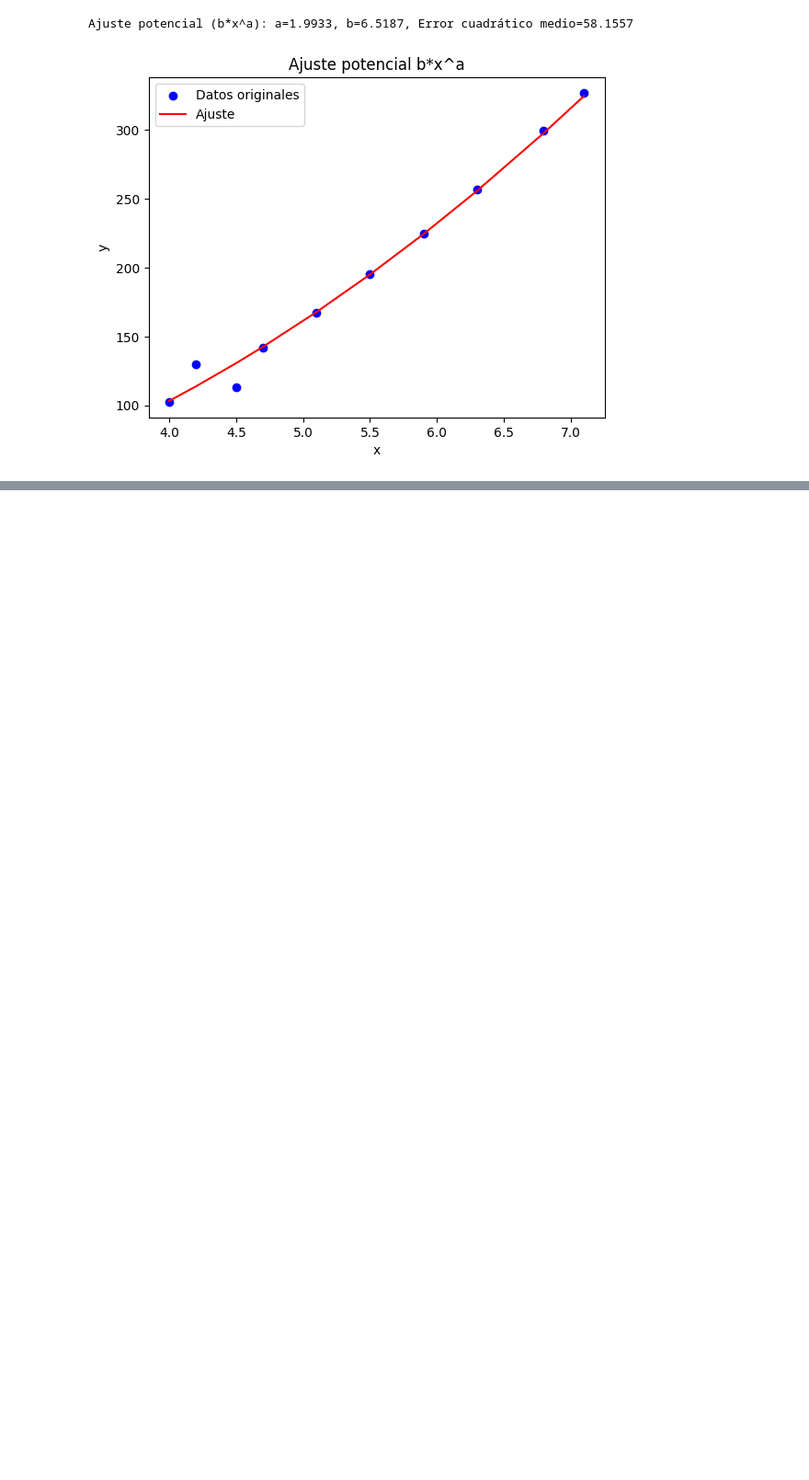
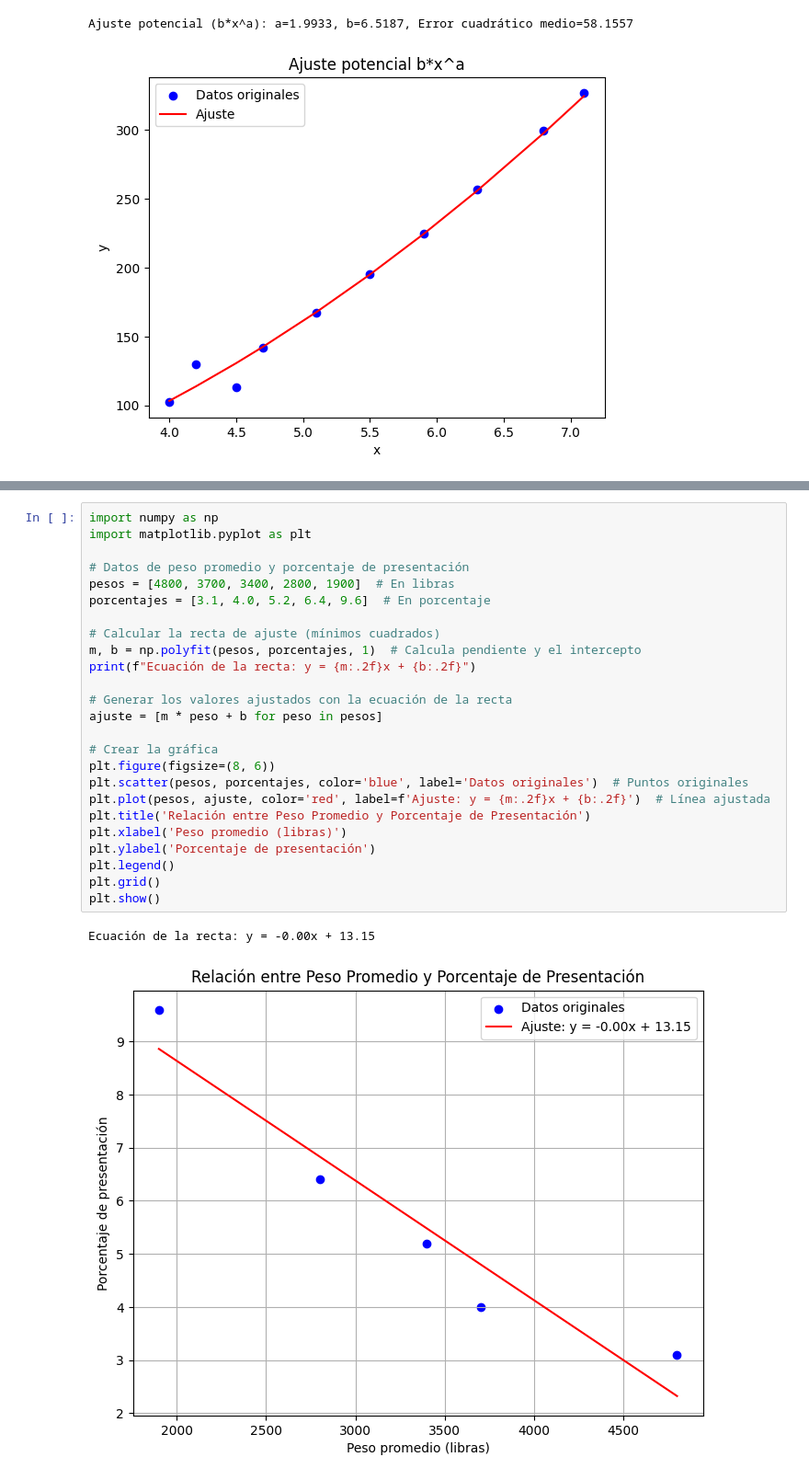
Before and after one commit to LuisALema/Metodos-Numericos-Reporsitorio, a Jupyter notebook: TAREA[08]/[Tarea 08] Ejercicios Unidad 03-C mínimos cuadrados.ipynb, the cells around one changed output, grey strips where cells are left out. Shown at 92% size. Drawn from its saved outputs; the diff is of its cells as text; blank space fills up the shorter version.

```diff
--- a/TAREA[08]/[Tarea 08] Ejercicios Unidad 03-C mínimos cuadrados.ipynb
+++ b/TAREA[08]/[Tarea 08] Ejercicios Unidad 03-C mínimos cuadrados.ipynb
@@ -91,0 +204,28 @@ Ajuste potencial (b*x^a): a=1.9933, b=6.5187, Error cuadrático medio=58.1557
+# %%
+import numpy as np
+import matplotlib.pyplot as plt
+
+# Datos de peso promedio y porcentaje de presentación
+pesos = [4800, 3700, 3400, 2800, 1900]  # En libras
+porcentajes = [3.1, 4.0, 5.2, 6.4, 9.6]  # En porcentaje
+
+# Calcular la recta de ajuste (mínimos cuadrados)
+m, b = np.polyfit(pesos, porcentajes, 1)  # Calcula pendiente y el intercepto
+print(f"Ecuación de la recta: y = {m:.2f}x + {b:.2f}")
+
+# Generar los valores ajustados con la ecuación de la recta
+ajuste = [m * peso + b for peso in pesos]
+
+# Crear la gráfica
+plt.figure(figsize=(8, 6))
+plt.scatter(pesos, porcentajes, color='blue', label='Datos originales')  # Puntos originales
+plt.plot(pesos, ajuste, color='red', label=f'Ajuste: y = {m:.2f}x + {b:.2f}')  # Línea ajustada
+plt.title('Relación entre Peso Promedio y Porcentaje de Presentación')
+plt.xlabel('Peso promedio (libras)')
+plt.ylabel('Porcentaje de presentación')
+plt.legend()
+plt.grid()
+plt.show()
+# %% [output]
+Ecuación de la recta: y = -0.00x + 13.15
+[figure, added]
```
Also changed, not shown: parts of 8 cells of this notebook.
